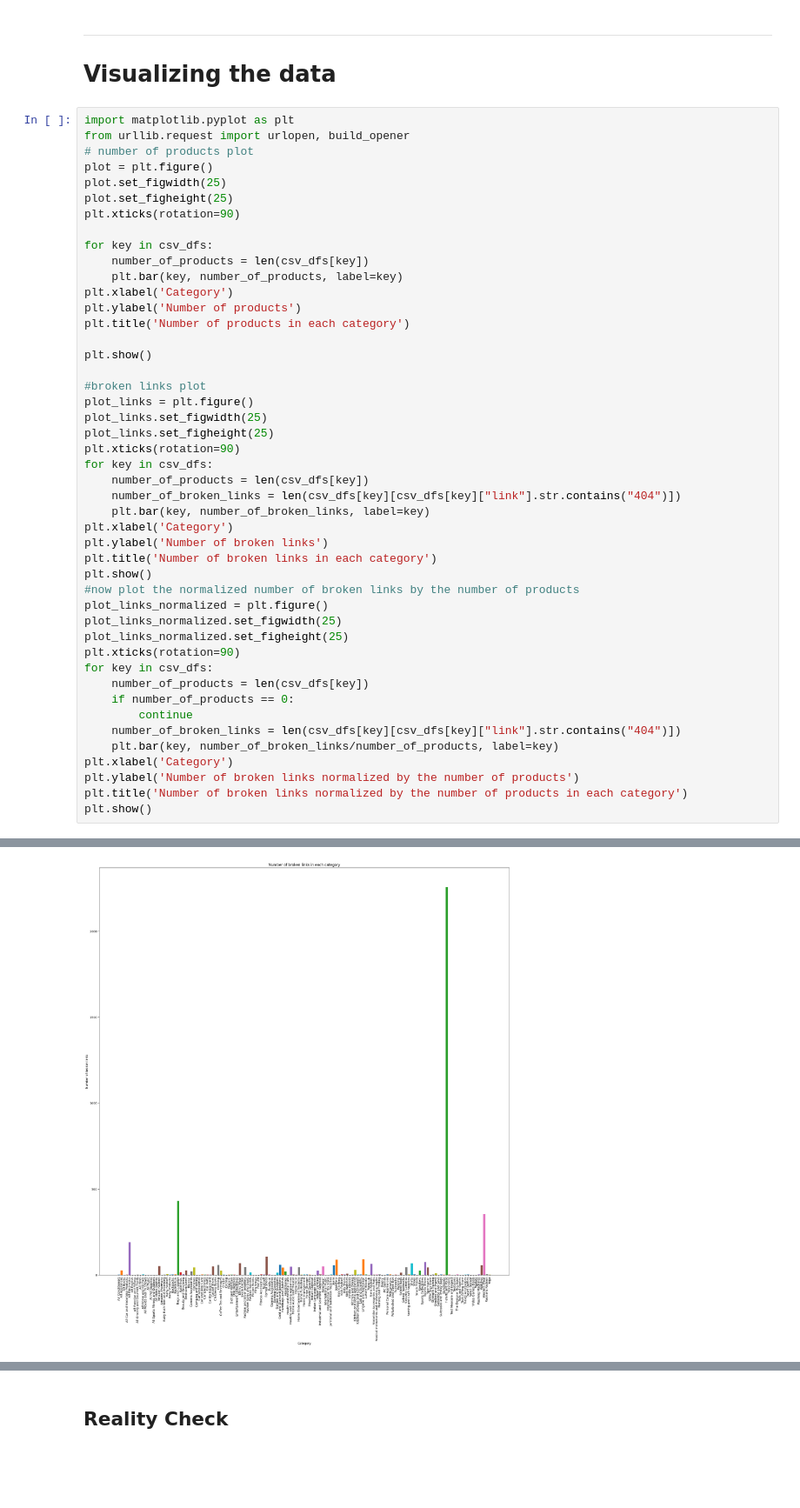
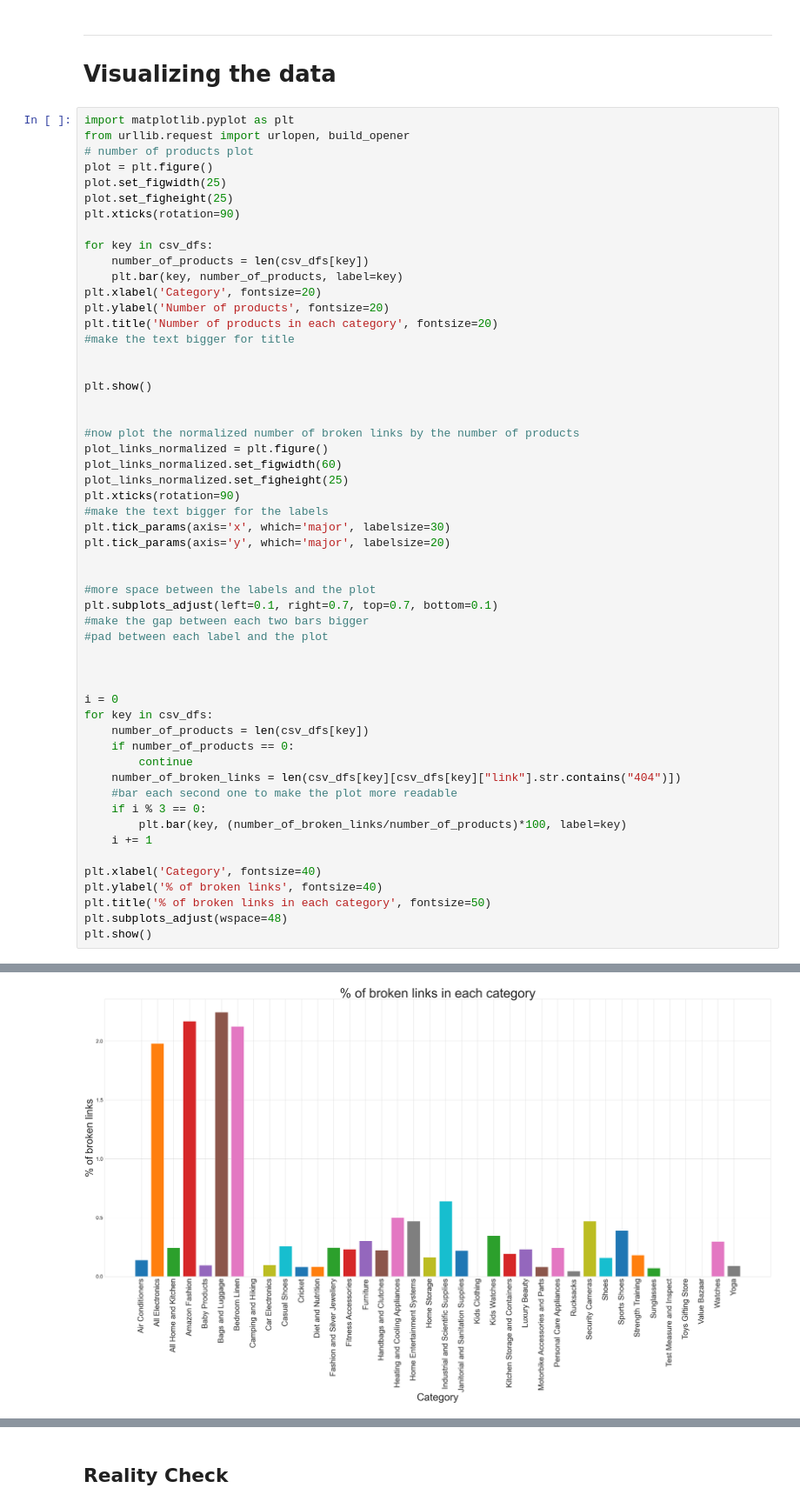
Before and after one commit to ObeyHack/Amazon-Image-matcher, a Jupyter notebook: dataset_exploration.ipynb, the cells around one changed output, grey strips where cells are left out. Shown at 87% size. Saved outputs shown, nothing was run; the diff lists cells and outputs as text; blank space fills up the shorter version.

```diff
--- a/dataset_exploration.ipynb
+++ b/dataset_exploration.ipynb
@@ -85,38 +85,46 @@ plt.xticks(rotation=90)
 for key in csv_dfs:
     number_of_products = len(csv_dfs[key])
     plt.bar(key, number_of_products, label=key)
-plt.xlabel('Category')
-plt.ylabel('Number of products')
-plt.title('Number of products in each category')
+plt.xlabel('Category', fontsize=20)
+plt.ylabel('Number of products', fontsize=20)
+plt.title('Number of products in each category', fontsize=20)
+#make the text bigger for title
+
 
 plt.show()
 
-#broken links plot
-plot_links = plt.figure()
-plot_links.set_figwidth(25)
-plot_links.set_figheight(25)
-plt.xticks(rotation=90)
-for key in csv_dfs:
-    number_of_products = len(csv_dfs[key])
-    number_of_broken_links = len(csv_dfs[key][csv_dfs[key]["link"].str.contains("404")])
-    plt.bar(key, number_of_broken_links, label=key)
-plt.xlabel('Category')
-plt.ylabel('Number of broken links')
-plt.title('Number of broken links in each category')
-plt.show()
+
 #now plot the normalized number of broken links by the number of products
 plot_links_normalized = plt.figure()
-plot_links_normalized.set_figwidth(25)
+plot_links_normalized.set_figwidth(60)
 plot_links_normalized.set_figheight(25)
 plt.xticks(rotation=90)
+#make the text bigger for the labels
+plt.tick_params(axis='x', which='major', labelsize=30)
+plt.tick_params(axis='y', which='major', labelsize=20)
+
+
+#more space between the labels and the plot
+plt.subplots_adjust(left=0.1, right=0.7, top=0.7, bottom=0.1)
+#make the gap between each two bars bigger
+#pad between each label and the plot
+
+
+
+i = 0
 for key in csv_dfs:
     number_of_products = len(csv_dfs[key])
     if number_of_products == 0:
         continue
     number_of_broken_links = len(csv_dfs[key][csv_dfs[key]["link"].str.contains("404")])
-    plt.bar(key, number_of_broken_links/number_of_products, label=key)
-plt.xlabel('Category')
-plt.ylabel('Number of broken links normalized by the number of products')
-plt.title('Number of broken links normalized by the number of products in each category')
+    #bar each second one to make the plot more readable
+    if i % 3 == 0:
+        plt.bar(key, (number_of_broken_links/number_of_products)*100, label=key)
+    i += 1
+
+plt.xlabel('Category', fontsize=40)
+plt.ylabel('% of broken links', fontsize=40)
+plt.title('% of broken links in each category', fontsize=50)
+plt.subplots_adjust(wspace=48)
 plt.show()
 # %% [output]
@@ -124 +132 @@ plt.show()
-[figure, old version]
+[figure, new version]
```
Also changed, not shown: parts of 7 cells of this notebook.
